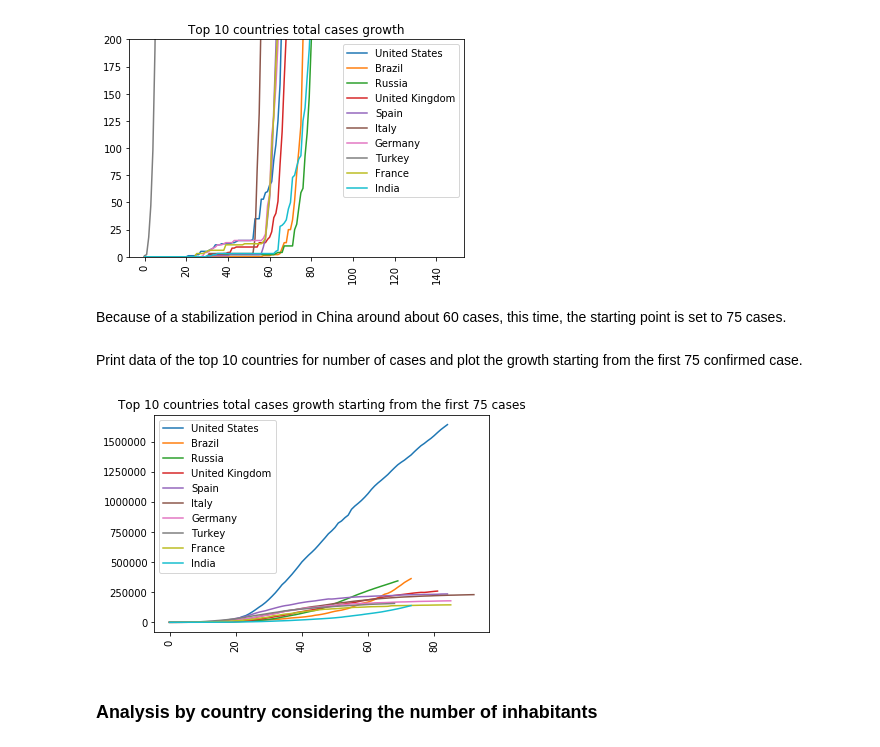
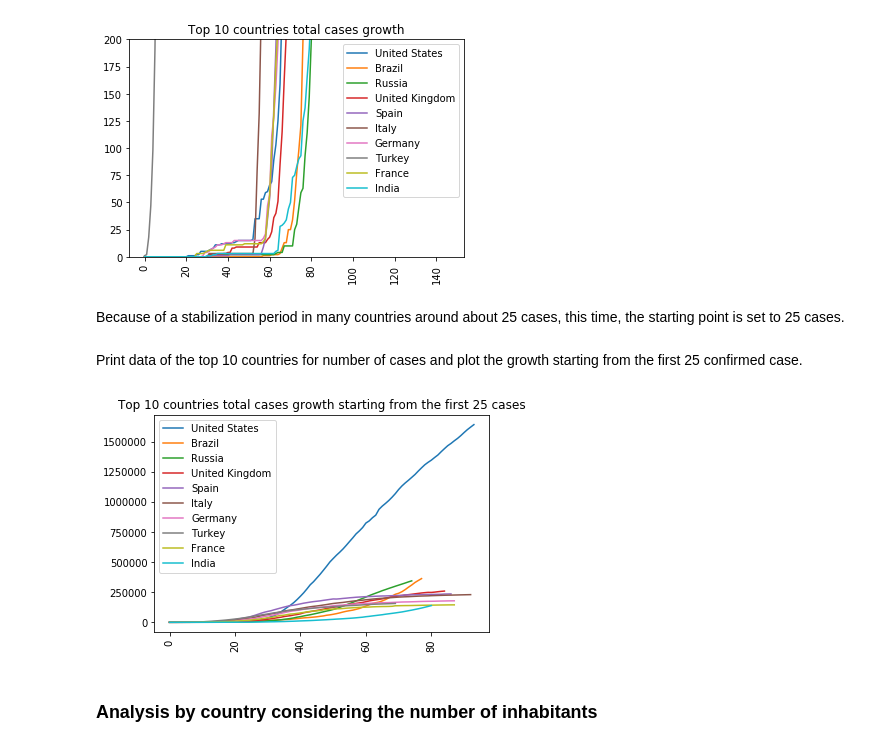
Before and after one commit to Mattia81/DataScienceForBusiness, a Jupyter notebook: COVID19_analysis/COVID19_analysis.ipynb, the cells around one changed output. Saved outputs shown, nothing was run; the diff lists cells and outputs as text; code cells hidden in the pictures.

```diff
--- a/COVID19_analysis/COVID19_analysis.ipynb
+++ b/COVID19_analysis/COVID19_analysis.ipynb
@@ -92,7 +85,7 @@ The dataset contains for each country the number of inhabitants. This dataset is
 # %%
 #load population dataset keeping only the necessary columns
 #(countries and number of inhabitants) renaiming them
-df_population = pd.read_csv("./COVID19_analysis/dataset/population_by_country_2020.csv")
+df_population = pd.read_csv("../COVID19_analysis/dataset/population_by_country_2020.csv")
 df_population = df_population[['Country (or dependency)','Population (2020)']]
 df_population.drop_duplicates(inplace = True)
 df_population.rename(columns={"Country (or dependency)": "Country",
@@ -120,7 +113,7 @@ It contains the following columns:
 </ul>
 # %%
 #load lockdown dataset
-df_lockdown = pd.read_csv("./COVID19_analysis/dataset/countryLockdowndates.csv")
+df_lockdown = pd.read_csv("../COVID19_analysis/dataset/countryLockdowndates.csv")
 
 #rename column relative to country
 df_lockdown.rename(columns={"Country/Region": "Country","Date":"Beginning Date"}, inplace = True)
@@ -153,7 +146,7 @@ https://www.kaggle.com/fernandol/countries-of-the-world#countries%20of%20the%20w
 # %%
 #load dataset
 pd.set_option('mode.chained_assignment', None)
-df_population_density_ = pd.read_csv("./COVID19_analysis/dataset/population_density.csv")
+df_population_density_ = pd.read_csv("../COVID19_analysis/dataset/population_density.csv")
 df_population_density = df_population_density_[['Country','Pop. Density (per sq. mi.)']]
 df_population_density.rename(columns = {'Pop. Density (per sq. mi.)': 'Population density'}, inplace = True)
 #trim country value because original dataset has a space at the end
@@ -559,16 +343,16 @@ plotGrowthDataFromFirstCases(df_total_cases, top_10_total_cases['Country'], 'Tot
 # %% [output]
 [figure]
 # %% [markdown]
-Because of a stabilization period in China around about 60 cases, this time, the starting point is set to 75 cases.
+Because of a stabilization period in many countries around about 25 cases, this time, the starting point is set to 25 cases.
 # %% [markdown]
-Print data of the top 10 countries for number of cases and plot the growth starting from the first 75 confirmed case.
+Print data of the top 10 countries for number of cases and plot the growth starting from the first 25 confirmed case.
 # %%
 #plot the graph
 plotGrowthDataFromFirstCases(df_total_cases, top_10_total_cases['Country'],'Total cases',
-                            'Top 10 countries total cases growth starting from the first 75 cases',
-                            75)
+                            'Top 10 countries total cases growth starting from the first 25 cases',
+                            25)
 # %% [output]
-[figure, old version]
+[figure, new version]
 # %% [markdown]
 ### Analysis by country considering the number of inhabitants
 # %% [markdown]
```
Also changed, not shown: parts of 90 cells of this notebook.
